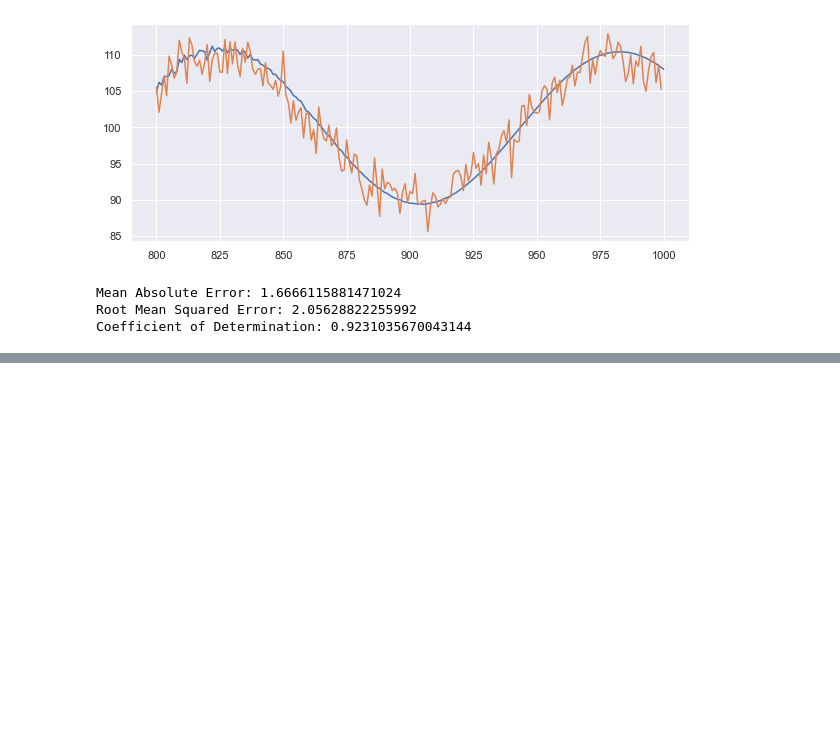
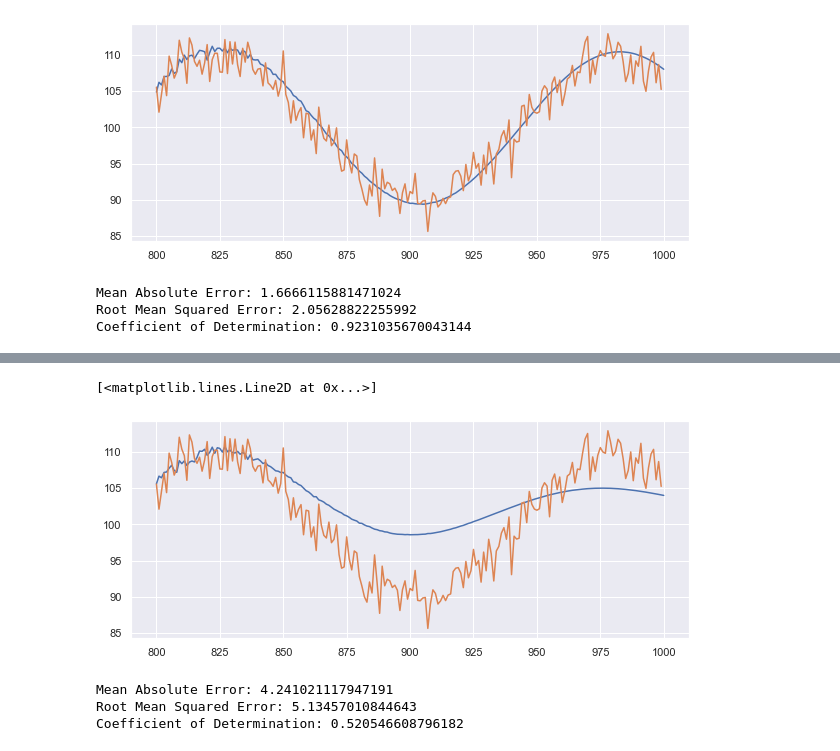
Before and after one commit to tharshikan/QuantitativeTrading, a Jupyter notebook: models/Autoregression/AutocorrelationSinLarge.ipynb, the cells around one changed output, grey strips where cells are left out. Drawn from its saved outputs; the diff is of its cells as text; code cells hidden in the pictures; blank space fills up the shorter version.

```diff
--- a/models/Autoregression/AutocorrelationSinLarge.ipynb
+++ b/models/Autoregression/AutocorrelationSinLarge.ipynb
@@ -150,0 +185,3 @@ Coefficient of Determination: 0.9231035670043144
+# %%
+a = arma_fit.predict(start=800,end=1500)
+a
@@ -150,0 +201,17 @@ Coefficient of Determination: 0.9231035670043144
+# %%
+plt.plot(a[a.index<=1000])
+# plt.plot(train_df['y'])
+plt.plot(test_df['y'])
+# %% [output]
+[<matplotlib.lines.Line2D at 0x...>]
+[figure, added]
+# %%
+y_test = test_df['y']
+y_pred = a[a.index<1000]
+print("Mean Absolute Error:", mean_absolute_error(y_test, y_pred))
+print("Root Mean Squared Error:", np.sqrt(mean_squared_error(y_test, y_pred)))
+print("Coefficient of Determination:",r2_score(y_test, y_pred))
+# %% [output]
+Mean Absolute Error: 4.241021117947191
+Root Mean Squared Error: 5.13457010844643
+Coefficient of Determination: 0.520546608796182
```
Also changed, not shown: parts of 4 cells of this notebook, 17 other files.
